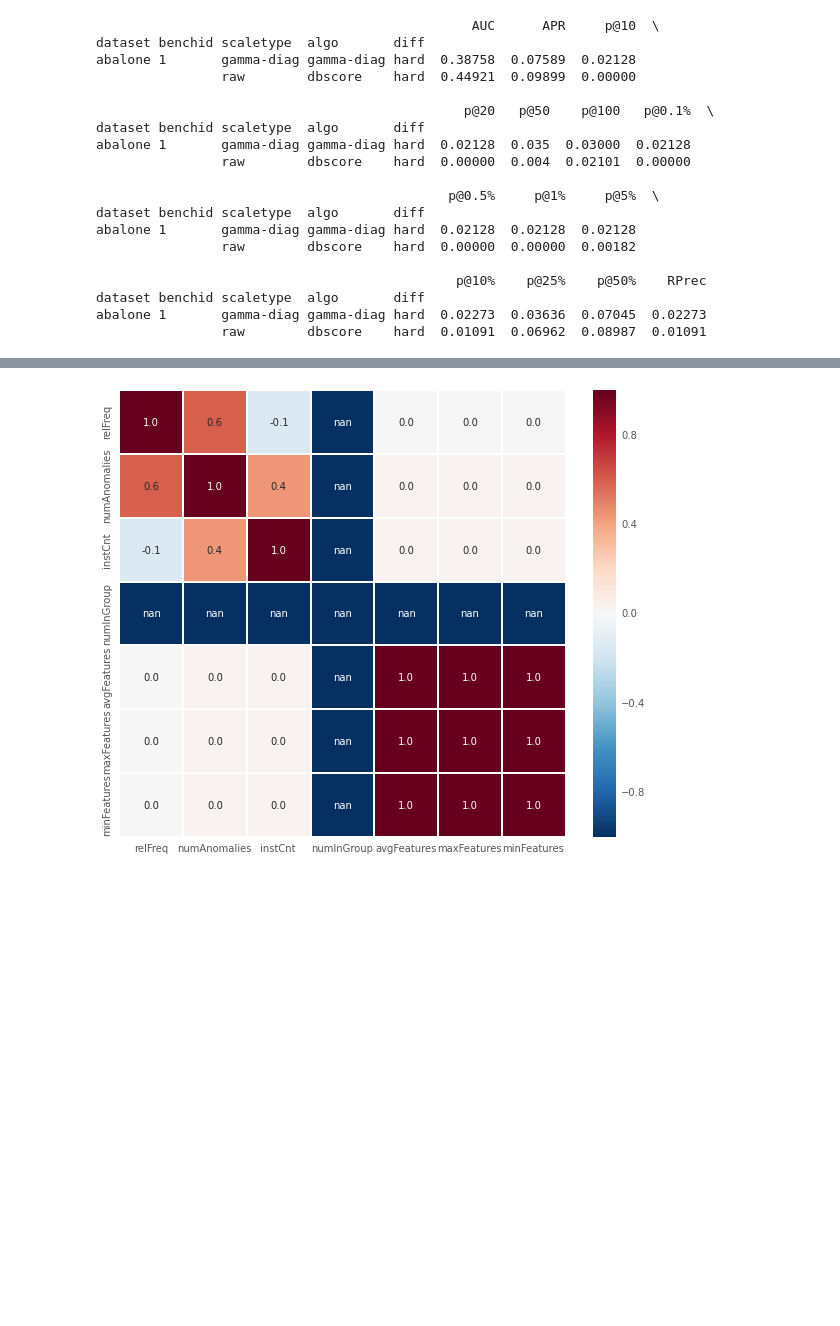
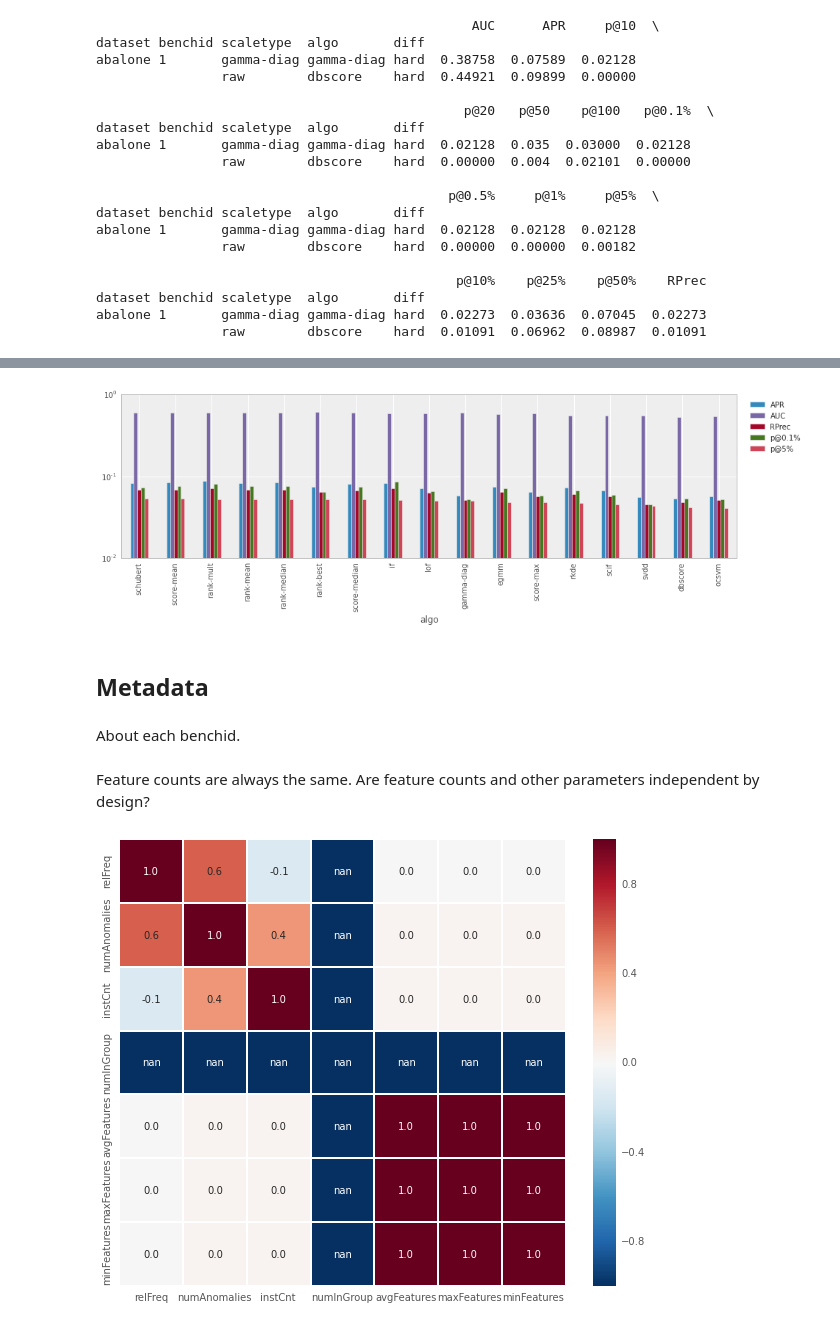
Before and after one commit to alexmemory/ADEns, a Jupyter notebook: notes/20150121_results.ipynb, the cells around one changed output, grey strips where cells are left out. Cells and saved outputs as stored; diff of their text form; code cells hidden in the pictures; blank space fills up the shorter version.

```diff
--- a/notes/20150121_results.ipynb
+++ b/notes/20150121_results.ipynb
@@ -172,7 +172,22 @@ abalone 1       gamma-diag gamma-diag hard  0.02273  0.03636  0.07045  0.02273
+# %%
+plt.figure(figsize=(15,4))
+ax = plt.gca()
+scr_met[measures].reset_index().drop(labels='benchid',axis=1).groupby('algo').agg(np.average,axis=0).sort('p@5%',ascending=False).plot(kind='bar', ax=ax)
+plt.yscale('log')
+plt.legend(ncol=1,bbox_to_anchor=(1.01, 1), loc=2)
+plt.show()
+# %% [output]
+[figure, added]
+# %% [markdown]
+## Metadata
+# %% [markdown]
+About each benchid.
 # %%
 infocols = ['diff','relFreq','numAnomalies','instCnt','numInGroup','avgFeatures','maxFeatures','minFeatures']
 indcols = ['dataset','benchid','scaletype','algo']
 scr_info =  scr[indcols+infocols].set_index(indcols)
+# %% [markdown]
+Feature counts are always the same.  Are feature counts and other parameters independent by design?
 # %%
 plt.figure(figsize=(10,8))
 sns.heatmap(scr_info.corr(), annot=True, fmt=".1f", ax=plt.gca())
```
Also changed, not shown: parts of 57 cells of this notebook.
